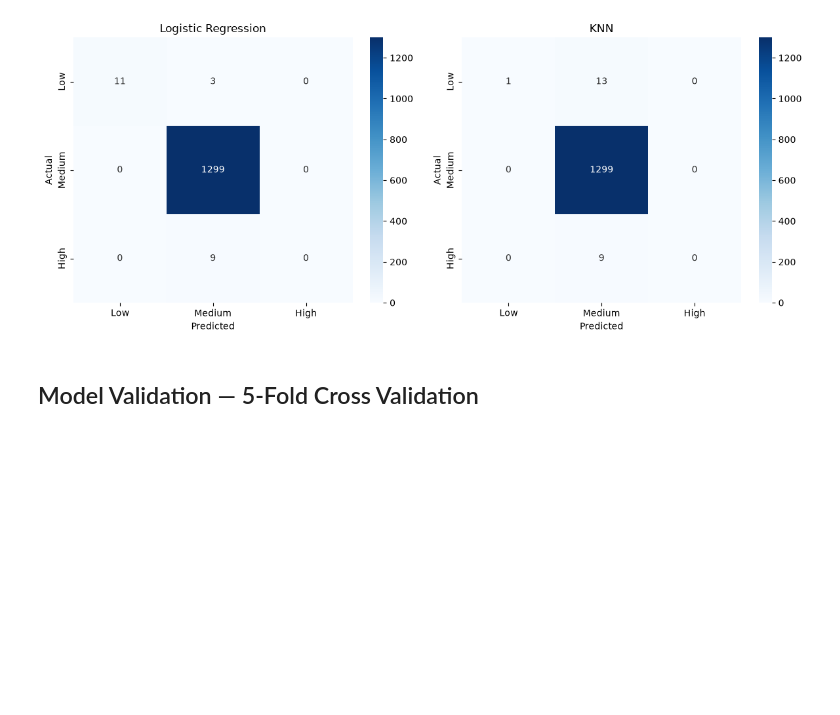
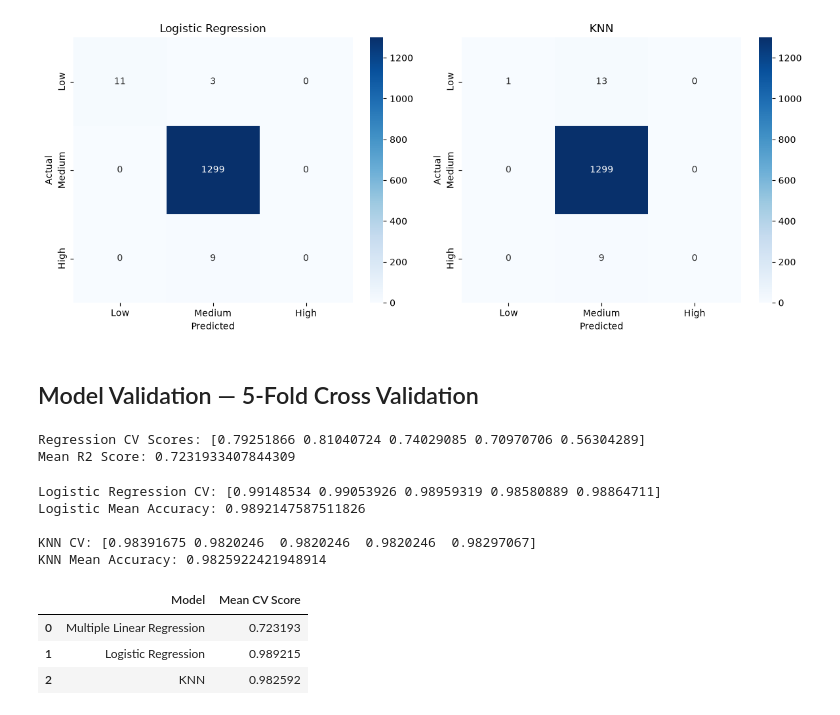
Before and after one commit to mdraihanmostafa746-coder/Student-Academic-Performance-Analysis-and-Prediction, a Jupyter notebook: notebooks/student_performance_analysis.ipynb, the cells around one changed output. Drawn from its saved outputs; the diff is of its cells as text; code cells hidden in the pictures; blank space fills up the shorter version.

Commit message:
Complete Model Validation — 5-Fold Cross Validation

```diff
--- a/notebooks/student_performance_analysis.ipynb
+++ b/notebooks/student_performance_analysis.ipynb
@@ -973,0 +976,62 @@ plt.show()
+# %%
+reg_cv_scores = cross_val_score(
+    multiple_model,
+    X_train_processed,
+    y_train,
+    cv=5,
+    scoring='r2'
+)
+
+print("Regression CV Scores:", reg_cv_scores)
+print("Mean R2 Score:", reg_cv_scores.mean())
+# %% [output]
+Regression CV Scores: [0.79251866 0.81040724 0.74029085 0.70970706 0.56304289]
+Mean R2 Score: 0.7231933407844309
+# %%
+logistic_cv_scores = cross_val_score(
+    logistic_model,
+    X_train_cls,
+    y_train_cls,
+    cv=5,
+    scoring='accuracy'
+)
+
+knn_cv_scores = cross_val_score(
+    knn_model,
+    X_train_cls,
+    y_train_cls,
+    cv=5,
+    scoring='accuracy'
+)
+
+print("Logistic Regression CV:", logistic_cv_scores)
+print("Logistic Mean Accuracy:", logistic_cv_scores.mean())
+
+print("\nKNN CV:", knn_cv_scores)
+print("KNN Mean Accuracy:", knn_cv_scores.mean())
+# %% [output]
+Logistic Regression CV: [0.99148534 0.99053926 0.98959319 0.98580889 0.98864711]
+Logistic Mean Accuracy: 0.9892147587511826
+
+KNN CV: [0.98391675 0.9820246  0.9820246  0.9820246  0.98297067]
+KNN Mean Accuracy: 0.9825922421948914
+# %%
+cv_comparison = pd.DataFrame({
+    'Model': [
+        'Multiple Linear Regression',
+        'Logistic Regression',
+        'KNN'
+    ],
+    'Mean CV Score': [
+        reg_cv_scores.mean(),
+        logistic_cv_scores.mean(),
+        knn_cv_scores.mean()
+    ]
+})
+
+cv_comparison
+# %% [output]
+|  | Model | Mean CV Score |
+| 0 | Multiple Linear Regression | 0.723193 |
+| 1 | Logistic Regression | 0.989215 |
+| 2 | KNN | 0.982592 |
```
Also changed, not shown: parts of 1 cell of this notebook.
